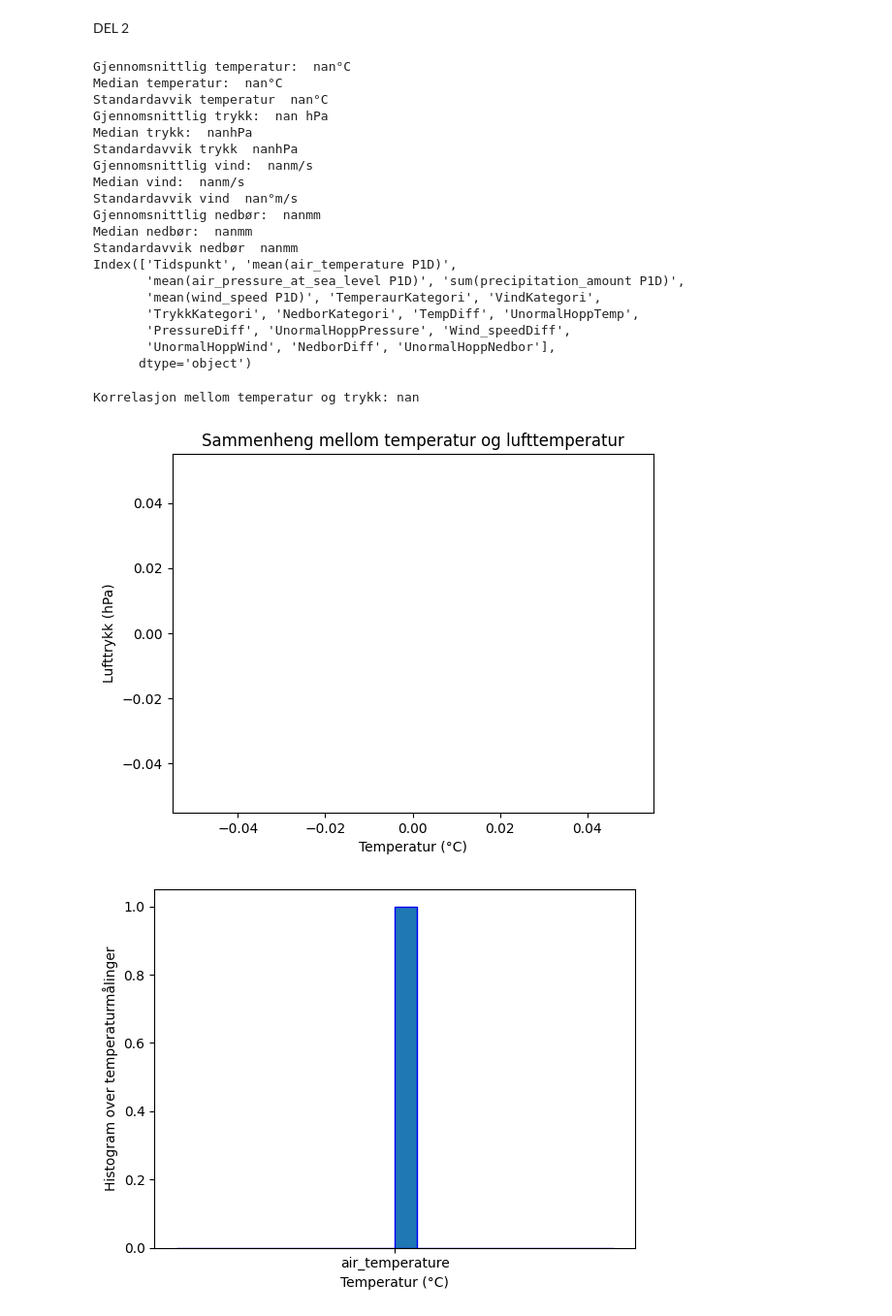
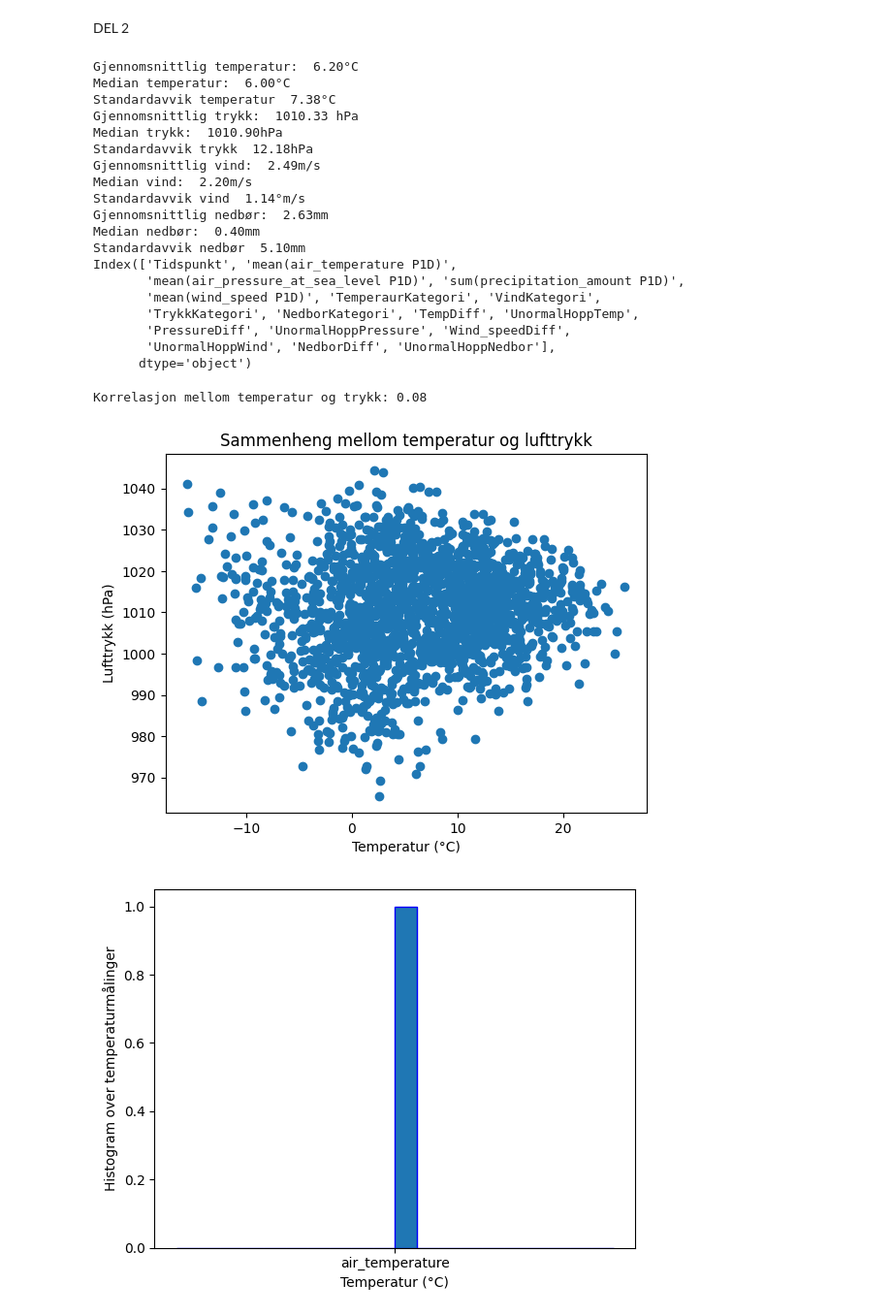
Before and after one commit to friha03/Milj-dataanalyseapplikasjon, a Jupyter notebook: API_Frost/hentedata.ipynb, the cells around one changed output. Shown at 97% size. Cells and saved outputs as stored; diff of their text form; code cells hidden in the pictures.

```diff
--- a/API_Frost/hentedata.ipynb
+++ b/API_Frost/hentedata.ipynb
@@ -221,18 +221,18 @@ print(df_warm_days)
 # %%
 #HÅNDTERING AV UREGELMESSIGHETER
 #værdata som kan være feilmålinger, som ekstreme temperaturer osv, plutselig hopp
-df = df[(df["mean(air_temperature P1D)"]>-50) & (df["mean(air_temperature P1D)"]<50)]
-df = df[(df["sum(precipitation_amount P1D)"]>900) & (df["sum(precipitation_amount P1D)"]<1100)]
-df = df[(df["mean(wind_speed P1D)"]>45) & (df["mean(wind_speed P1D)"]<0)]
+df = df[(df["mean(air_temperature P1D)"] > -50) & (df["mean(air_temperature P1D)"] < 50)]
+df  = df[(df["sum(precipitation_amount P1D)"]>=0) & (df["sum(precipitation_amount P1D)"]<100)]
+df = df[(df["mean(wind_speed P1D)"]> 0) & (df["mean(wind_speed P1D)"]< 45)]
 
 #erstatt feil med NaN
 df.replace(-9999, None, inplace=True)
 df["TempDiff"] = df["mean(air_temperature P1D)"].diff() #beregn differansen mellom hver måling
 df["UnormalHoppTemp"] = df["TempDiff"].apply(lambda x: "Ja" if abs(x) > 10 else "Nei") #Markerer plutselige endringer
 
+
 df["PressureDiff"] = df["mean(air_pressure_at_sea_level P1D)"].diff() #differanse mellom hver måling
 df["UnormalHoppPressure"] = df["PressureDiff"].apply(lambda x: "Ja" if abs(x) > 100 else "Nei") #Markerer plutselige endringer
-
 
 df["Wind_speedDiff"] = df["mean(wind_speed P1D)"].diff()  #differanse mellom hver måling
 df["UnormalHoppWind"] = df["Wind_speedDiff"].apply(lambda x: "Ja" if abs(x) > 10 else "Nei") #Markerer plutselige endringer
@@ -249,7 +249,7 @@ import numpy as np
 gjennomsnitt_temp = np.mean(df["mean(air_temperature P1D)"])
 median_temp = np.median(df["mean(air_temperature P1D)"])
 std_temp = np.std(df["mean(air_temperature P1D)"])      #avvik fra gjennomsnitt/ hvor spredt dataene er
-
+df["mean(air_temperature P1D)"]
 
 gjennomsnitt_pressure = np.mean(df["mean(air_pressure_at_sea_level P1D)"])
 median_pressure = np.median(df["mean(air_pressure_at_sea_level P1D)"])
@@ -281,18 +281,18 @@ print(f"Standardavvik nedbør {std_nedbor: .2f}mm")
 
 print(df.columns)
 # %% [output]
-Gjennomsnittlig temperatur:  nan°C
-Median temperatur:  nan°C
-Standardavvik temperatur  nan°C
-Gjennomsnittlig trykk:  nan hPa
-Median trykk:  nanhPa
-Standardavvik trykk  nanhPa
-Gjennomsnittlig vind:  nanm/s
-Median vind:  nanm/s
-Standardavvik vind  nan°m/s
-Gjennomsnittlig nedbør:  nanmm
-Median nedbør:  nanmm
-Standardavvik nedbør  nanmm
+Gjennomsnittlig temperatur:  6.20°C
+Median temperatur:  6.00°C
+Standardavvik temperatur  7.38°C
+Gjennomsnittlig trykk:  1010.33 hPa
+Median trykk:  1010.90hPa
+Standardavvik trykk  12.18hPa
+Gjennomsnittlig vind:  2.49m/s
+Median vind:  2.20m/s
+Standardavvik vind  1.14°m/s
+Gjennomsnittlig nedbør:  2.63mm
+Median nedbør:  0.40mm
+Standardavvik nedbør  5.10mm
 Index(['Tidspunkt', 'mean(air_temperature P1D)',
        'mean(air_pressure_at_sea_level P1D)', 'sum(precipitation_amount P1D)',
        'mean(wind_speed P1D)', 'TemperaurKategori', 'VindKategori',
@@ -308,19 +308,19 @@ Index(['Tidspunkt', 'mean(air_temperature P1D)',
 korrelasjon = df["mean(air_temperature P1D)"].corr(df["mean(air_pressure_at_sea_level P1D)"])
 print(f"Korrelasjon mellom temperatur og trykk: {korrelasjon:.2f}")
 # %% [output]
-Korrelasjon mellom temperatur og trykk: nan
+Korrelasjon mellom temperatur og trykk: 0.08
 # %%
 #Visualiserer sammenhengen mellom temperatur og trykk
 
 import matplotlib.pyplot as plt
 
 plt.scatter(df["mean(air_temperature P1D)"], df["mean(air_pressure_at_sea_level P1D)"])
 plt.xlabel("Temperatur (°C)")
 plt.ylabel("Lufttrykk (hPa)")
-plt.title("Sammenheng mellom temperatur og lufttemperatur")
+plt.title("Sammenheng mellom temperatur og lufttrykk")
 plt.show()
 # %% [output]
-[figure, old version]
+[figure, new version]
 # %%
 #Histogram for temperaturfordeling
 plt.hist(["air_temperature"], bins = 20, edgecolor = "blue")
```
Also changed, not shown: parts of 3 cells of this notebook.
